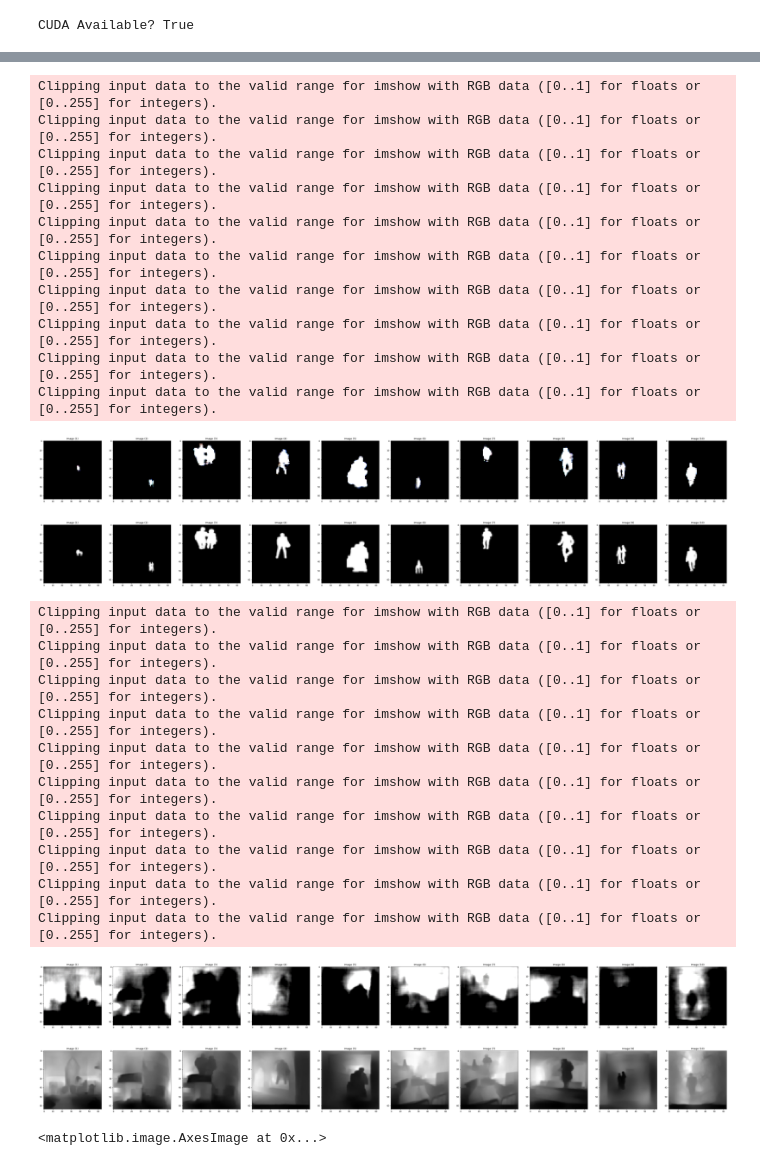
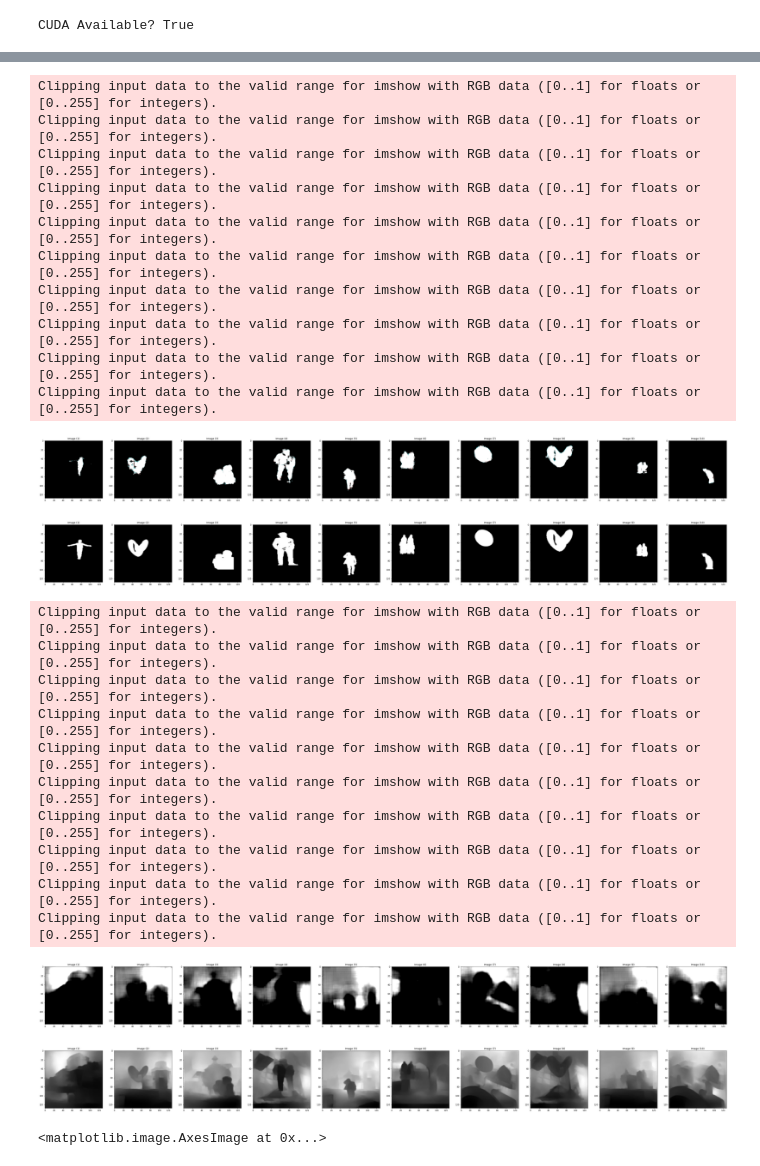
Before and after one commit to sobti/TSAI, a Jupyter notebook: S15/Combined(64,64)_1st_Try_Mask_Densenet_Model.ipynb, the cells around one changed output, grey strips where cells are left out. Drawn from its saved outputs; the diff is of its cells as text; code cells hidden in the pictures.

```diff
--- a/S15/Combined(64,64)_1st_Try_Mask_Densenet_Model.ipynb
+++ b/S15/Combined(64,64)_1st_Try_Mask_Densenet_Model.ipynb
@@ -332,0 +365,10 @@ No of image in depth image: 56000
+# %%
+#Training 150k to 200k
+fgbg_image_dataset=fgbg_image_list[250000:300000]
+bg_image_dataset=bg_image_list_final[250000:300000]
+mask_image_dataset=mask_image_list[250000:300000]
+depth_image_dataset=depth_image_list[250000:300000]
+print('No of data in fgbg list:',   len(fgbg_image_dataset))
+print('No of data in bg list:' ,    len(bg_image_dataset))
+print('No of image in mask image:', len(mask_image_dataset))
+print('No of image in depth image:', len(depth_image_dataset))
@@ -333,7 +380,7 @@ No of image in depth image: 56000
 # %%
 
 fgbg_transform = transforms.Compose([
-                                       transforms.Resize((64, 64)),
+                                       transforms.Resize((128, 128)),
 
                                        transforms.ColorJitter(brightness=0.20, contrast=0.1, saturation=0.10, hue=0.1),
                                        transforms.RandomRotation((-10,10),fill=(0)),
@@ -346,7 +393,7 @@ fgbg_transform = transforms.Compose([
                                        ])
 
 bg_transform = transforms.Compose([
-                                       transforms.Resize((64, 64)),
+                                       transforms.Resize((128, 128)),
 
                                        transforms.ColorJitter(brightness=0.20, contrast=0.1, saturation=0.10, hue=0.1),
                                        transforms.RandomRotation((-10,10),fill=(0)),
@@ -358,7 +405,7 @@ bg_transform = transforms.Compose([
 
 
 mask_transform = transforms.Compose([
-                                       transforms.Resize((64, 64)),
+                                       transforms.Resize((128, 128)),
 
                                        transforms.Grayscale(num_output_channels=3),
                                        #transforms.ColorJitter(brightness=0.20, contrast=0.1, saturation=0.10, hue=0.1),
@@ -368,7 +415,7 @@ mask_transform = transforms.Compose([
 
                                        ])
 depth_transform = transforms.Compose([
-                                       transforms.Resize((64, 64)),
+                                       transforms.Resize((128, 128)),
 
                                        transforms.Grayscale(num_output_channels=3),
                                        #transforms.ColorJitter(brightness=0.20, contrast=0.1, saturation=0.10, hue=0.1),
@@ -437,11 +484,11 @@ torch.manual_seed(SEED)
 if cuda:
   torch.cuda.manual_seed(SEED)
 
-train_dataset, valid_dataset = torch.utils.data.random_split(final_dataset, (48000, 8000))
+train_dataset, valid_dataset = torch.utils.data.random_split(final_dataset, (40000, 10000))
 
-trainloader = torch.utils.data.DataLoader(train_dataset, batch_size=48,
+trainloader = torch.utils.data.DataLoader(train_dataset, batch_size=32,
                                           shuffle=True, num_workers=2)
-testloader = torch.utils.data.DataLoader(valid_dataset, batch_size=48,
+testloader = torch.utils.data.DataLoader(valid_dataset, batch_size=32,
                                          shuffle=False, num_workers=2)
 # %% [output]
 CUDA Available? True
@@ -534,7 +581,7 @@ def test(model, device, test_loader):
 #    test_acc.append(100. * correct / len(test_loader.dataset))
 # %%
 from torch.optim.lr_scheduler import StepLR
-
+model.load_state_dict(torch.load('Depth_128_2.pt'))
 optimizer = optim.SGD(model.parameters(), lr=0.047, momentum=0.90,weight_decay=0.001)
 scheduler=StepLR(optimizer,step_size=2,gamma=0.1)
 #optimizer=optim.Adam(model.parameters(), lr=0.055, betas=(0.9, 0.999), eps=1e-08, amsgrad=False)
@@ -609,40 +656,40 @@ images_out=[]
 images_in=[]
 images_out1=[]
 images_in1=[]
-for i in range(19,29):
+for i in range(9,19):
   images_out.append(np.transpose(out[i].cpu().detach().numpy(),(1,2,0)))
   images_in.append(np.transpose(data['mask'][i].cpu().detach().numpy(),(1,2,0)))
   images_out1.append(np.transpose(out1[i].cpu().detach().numpy(),(1,2,0)))
   images_in1.append(np.transpose(data['depth'][i].cpu().detach().numpy(),(1,2,0)))
 show_images(images_out)
 show_images(images_in)
 show_images(images_out1)
 show_images(images_in1)
 # %% [output]
 Clipping input data to the valid range for imshow with RGB data ([0..1] for floats or [0..255] for integers).
 Clipping input data to the valid range for imshow with RGB data ([0..1] for floats or [0..255] for integers).
 Clipping input data to the valid range for imshow with RGB data ([0..1] for floats or [0..255] for integers).
 Clipping input data to the valid range for imshow with RGB data ([0..1] for floats or [0..255] for integers).
 Clipping input data to the valid range for imshow with RGB data ([0..1] for floats or [0..255] for integers).
 Clipping input data to the valid range for imshow with RGB data ([0..1] for floats or [0..255] for integers).
 Clipping input data to the valid range for imshow with RGB data ([0..1] for floats or [0..255] for integers).
 Clipping input data to the valid range for imshow with RGB data ([0..1] for floats or [0..255] for integers).
 Clipping input data to the valid range for imshow with RGB data ([0..1] for floats or [0..255] for integers).
 Clipping input data to the valid range for imshow with RGB data ([0..1] for floats or [0..255] for integers).
-[figure, old version]
+[figure, new version]
-[figure, old version]
+[figure, new version]
 Clipping input data to the valid range for imshow with RGB data ([0..1] for floats or [0..255] for integers).
 Clipping input data to the valid range for imshow with RGB data ([0..1] for floats or [0..255] for integers).
 Clipping input data to the valid range for imshow with RGB data ([0..1] for floats or [0..255] for integers).
 Clipping input data to the valid range for imshow with RGB data ([0..1] for floats or [0..255] for integers).
 Clipping input data to the valid range for imshow with RGB data ([0..1] for floats or [0..255] for integers).
 Clipping input data to the valid range for imshow with RGB data ([0..1] for floats or [0..255] for integers).
 Clipping input data to the valid range for imshow with RGB data ([0..1] for floats or [0..255] for integers).
 Clipping input data to the valid range for imshow with RGB data ([0..1] for floats or [0..255] for integers).
 Clipping input data to the valid range for imshow with RGB data ([0..1] for floats or [0..255] for integers).
 Clipping input data to the valid range for imshow with RGB data ([0..1] for floats or [0..255] for integers).
-[figure, old version]
+[figure, new version]
-[figure, old version]
+[figure, new version]
 # %%
 plt.imshow(np.transpose(((data['depth'][12]).cpu().detach().numpy()),(1,2,0)))
 # %% [output]
```
Also changed, not shown: parts of 11 cells of this notebook.
